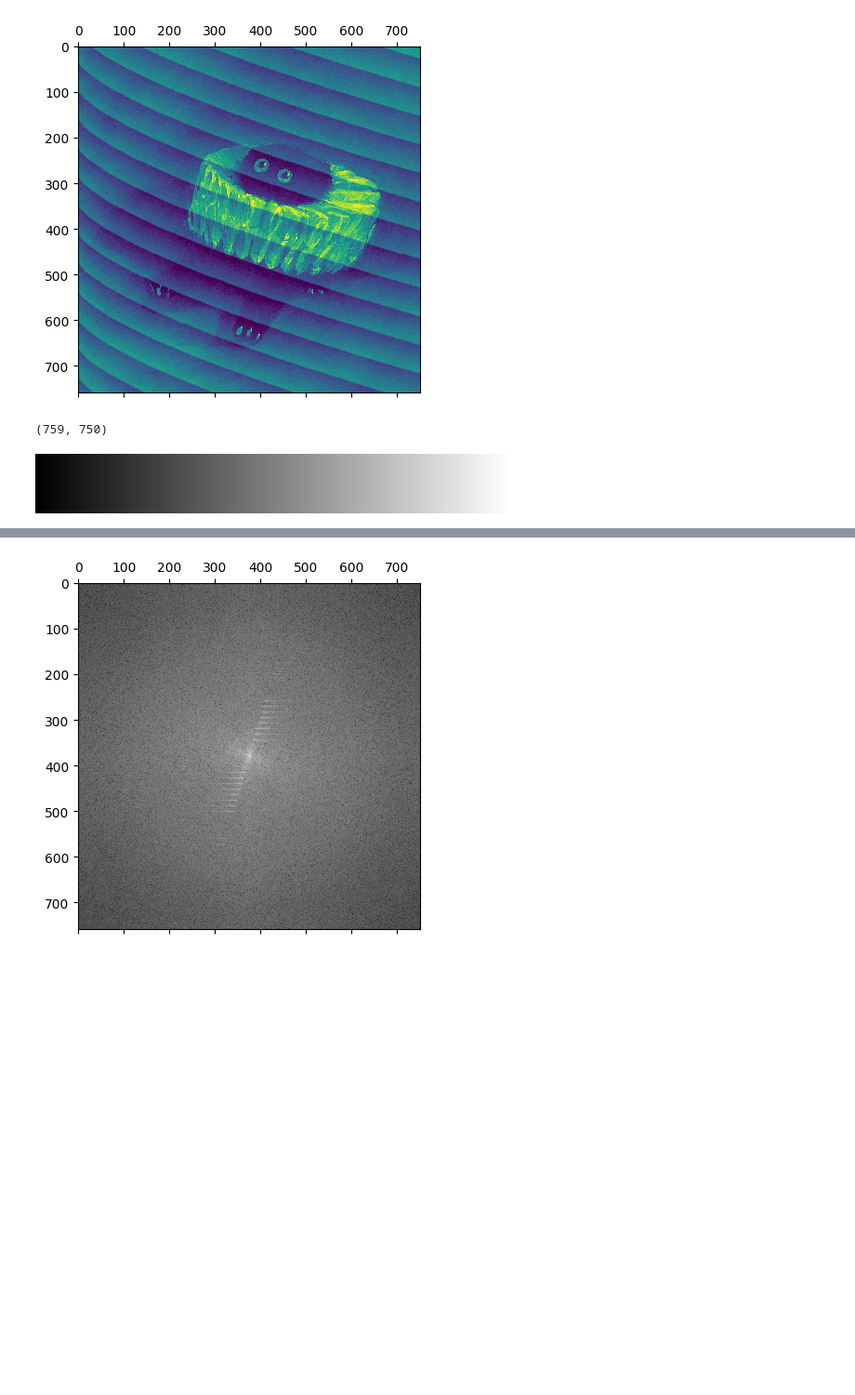
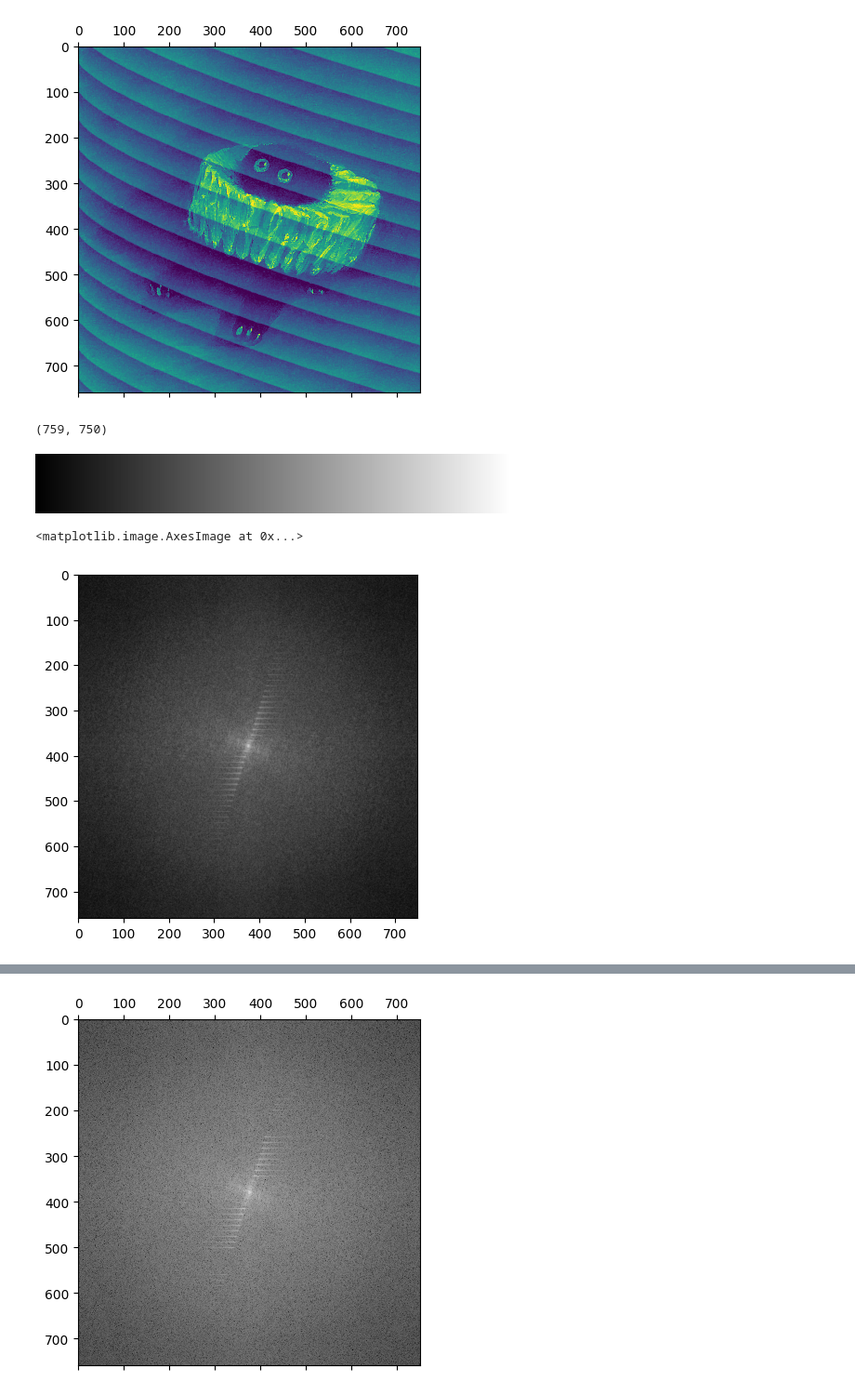
Before and after one commit to JessiDaniL/metodos2_grupo1, a Jupyter notebook: Talleres/Taller_2/Punto3b.ipynb, the cells around one changed output, grey strips where cells are left out. Shown at 93% size. Cells and saved outputs as stored; diff of their text form; code cells hidden in the pictures; blank space fills up the shorter version.

Commit message:
gato arreglado

```diff
--- a/Talleres/Taller_2/Punto3b.ipynb
+++ b/Talleres/Taller_2/Punto3b.ipynb
@@ -25,14 +25,26 @@ plt.matshow(img_gato)
 # %% [output]
 <matplotlib.image.AxesImage at 0x...>
 [figure]
-# %%
-height_g,width_g = img_gato.shape
-height_g,width_g
-# %% [output]
-(759, 750)
+# %%
+altura_g,ancho_g = img_gato.shape
+altura_g,ancho_g
+# %% [output]
+(759, 750)
 # %%
 cmap = plt.get_cmap("grey")
 cmap.set_bad((1,0,0))
 cmap
 # %% [output]
 [figure]
+# %%
+transformada_ima_gato = np.fft.fft2(img_gato)
+
+transformada_movida_gato = np.fft.fftshift(transformada_ima_gato)
+
+magnitud_transformada_movida_gato = np.abs(transformada_movida_gato)
+
+magnitud_logaritmo_gato = np.log1p(magnitud_transformada_movida_gato)
+plt.imshow(magnitud_logaritmo_gato,cmap=cmap)
+# %% [output]
+<matplotlib.image.AxesImage at 0x...>
+[figure, added]
```
Also changed, not shown: parts of 5 cells of this notebook.
